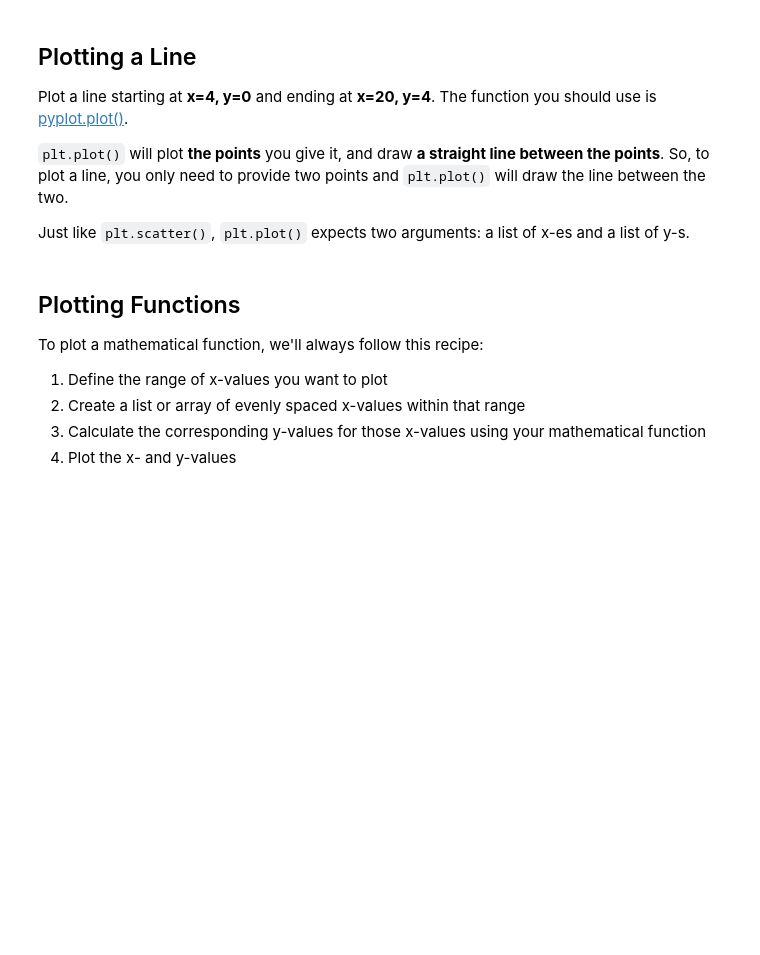
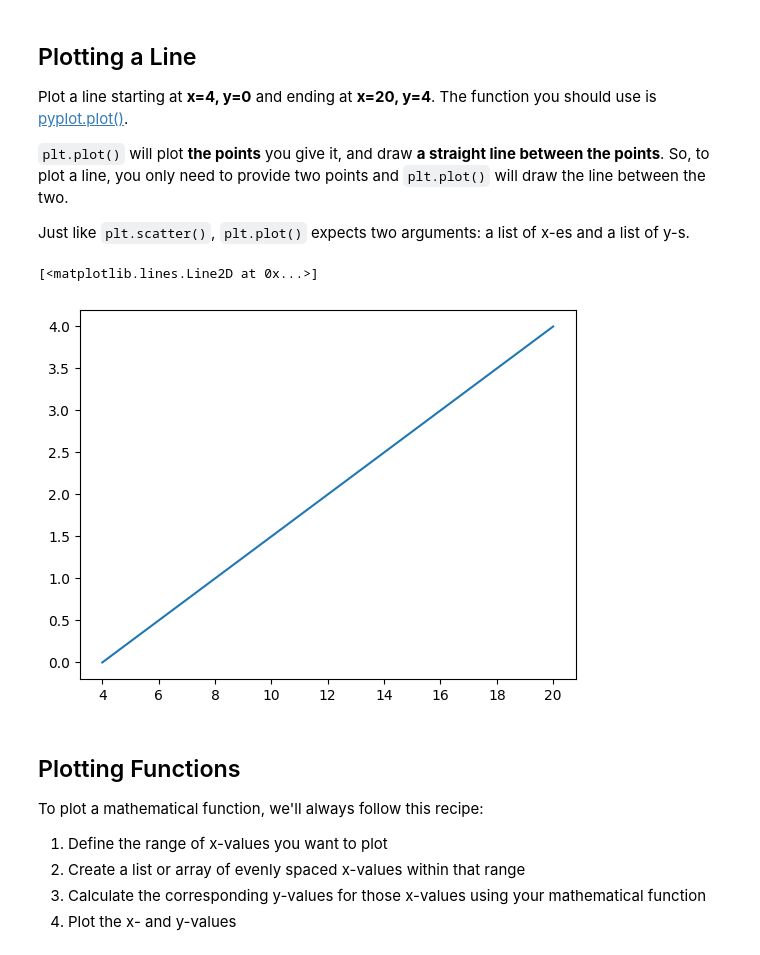
Before and after one commit to abed-dvp/data-algebra-warmup, a Jupyter notebook: algebra-warmup.ipynb, the cells around one changed output. Cells and saved outputs as stored; diff of their text form; code cells hidden in the pictures; blank space fills up the shorter version.

```diff
--- a/algebra-warmup.ipynb
+++ b/algebra-warmup.ipynb
@@ -55,8 +59,14 @@ Just like `plt.scatter()`, `plt.plot()` expects two arguments: a list of x-es an
 # %%
 start = {"x": 4, "y": 0}
 end = {"x": 20, "y":4}
 
-pass  # YOUR CODE HERE
+a = [4,20]
+b = [0,4]
+
+plt.plot(a,b)
+# %% [output]
+[<matplotlib.lines.Line2D at 0x...>]
+[figure, added]
 # %% [markdown]
 ## Plotting Functions
 
```
Also changed, not shown: parts of 10 cells of this notebook.
